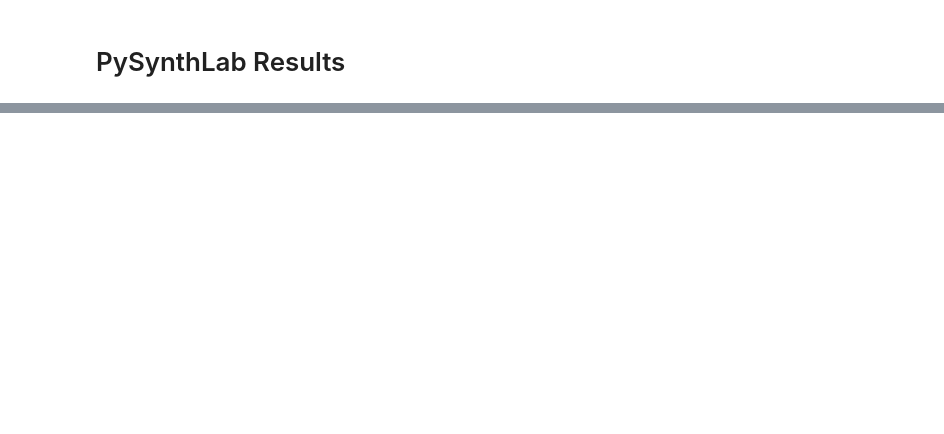
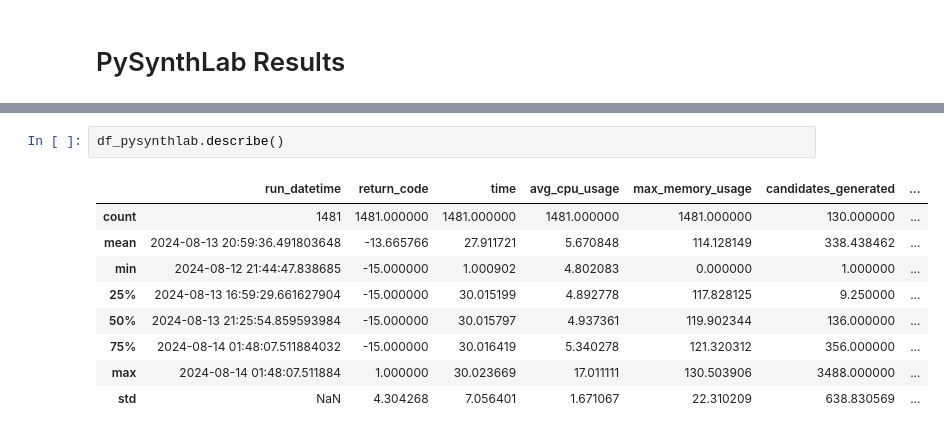
Before and after one commit to gschandan/PySynthLab, a Jupyter notebook: src/evaluation/performance.ipynb, the cells around one changed output, grey strips where cells are left out. Cells and saved outputs as stored; diff of their text form; blank space fills up the shorter version.

```diff
--- a/src/evaluation/performance.ipynb
+++ b/src/evaluation/performance.ipynb
@@ -234,0 +307,12 @@ Name: success, dtype: float64
+# %%
+df_pysynthlab.describe()
+# %% [output]
+|  | run_datetime | return_code | time | avg_cpu_usage | max_memory_usage | candidates_generated | ... |
+| count | 1481 | 1481.000000 | 1481.000000 | 1481.000000 | 1481.000000 | 130.000000 | ... |
+| mean | 2024-08-13 20:59:36.491803648 | -13.665766 | 27.911721 | 5.670848 | 114.128149 | 338.438462 | ... |
+| min | 2024-08-12 21:44:47.838685 | -15.000000 | 1.000902 | 4.802083 | 0.000000 | 1.000000 | ... |
+| 25% | 2024-08-13 16:59:29.661627904 | -15.000000 | 30.015199 | 4.892778 | 117.828125 | 9.250000 | ... |
+| 50% | 2024-08-13 21:25:54.859593984 | -15.000000 | 30.015797 | 4.937361 | 119.902344 | 136.000000 | ... |
+| 75% | 2024-08-14 01:48:07.511884032 | -15.000000 | 30.016419 | 5.340278 | 121.320312 | 356.000000 | ... |
+| max | 2024-08-14 01:48:07.511884 | 1.000000 | 30.023669 | 17.011111 | 130.503906 | 3488.000000 | ... |
+| std | NaN | 4.304268 | 7.056401 | 1.671067 | 22.310209 | 638.830569 | ... |
```
Also changed, not shown: parts of 38 cells of this notebook, 27 other files.
